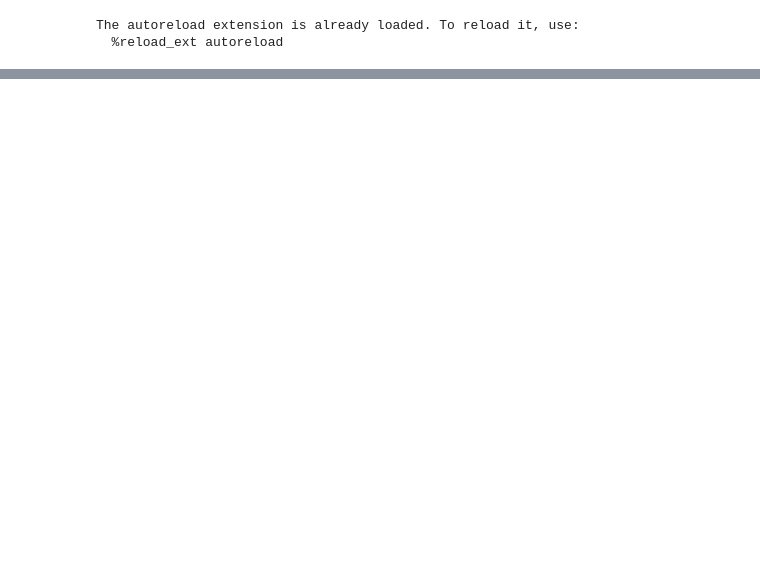
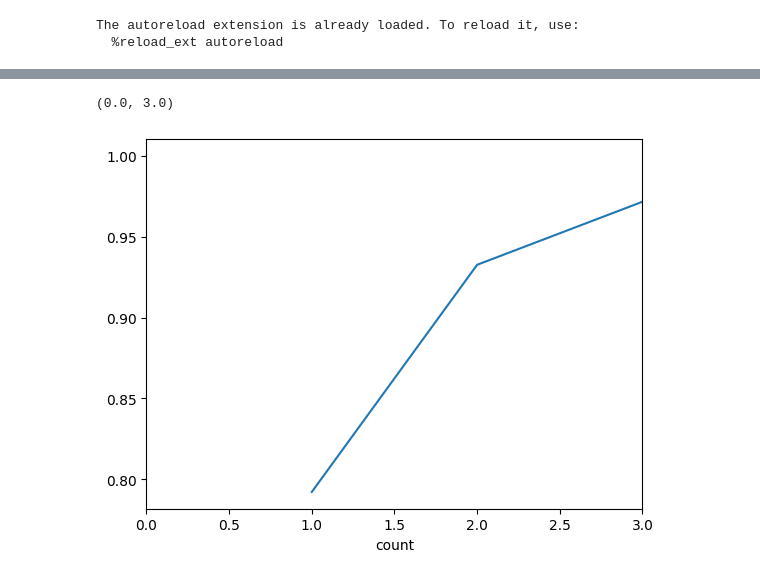
Before and after one commit to narunraman/nft_research, a Jupyter notebook: Dino/counterfeit_ownership.ipynb, the cells around one changed output, grey strips where cells are left out. Drawn from its saved outputs; the diff is of its cells as text; code cells hidden in the pictures; blank space fills up the shorter version.

```diff
--- a/Dino/counterfeit_ownership.ipynb
+++ b/Dino/counterfeit_ownership.ipynb
@@ -20,0 +32,24 @@ with open(f'top_owner_dfs/der_lists.pkl','wb') as f:
+# %%
+# Path to the directory containing your pickled dataframes
+folder_path = 'top_owner_dfs/'
+
+all_dfs = []
+
+# Loop through all files in the directory
+for filename in os.listdir(folder_path):
+    if filename.endswith('.pkl'):
+
+        file_path = os.path.join(folder_path, filename)
+
+        # Load the dataframe from the pickle file
+        df = pd.read_pickle(file_path)
+
+        # Append it to the list of dataframes
+        all_dfs.append(df)
+
+# Concatenate all dataframes in the list into a single dataframe
+combined_df = pd.concat(all_dfs, ignore_index=True)
+#drop exact duplicate rows
+combined_df.drop_duplicates(subset=['slug','address','token_id'],inplace=True)
+# Now you can do whatever you like with combined_df
+print(combined_df.head())
@@ -20,0 +90,12 @@ with open(f'top_owner_dfs/der_lists.pkl','wb') as f:
+# %%
+#How many different premiums does each wallet own? Diff collection
+df_slugged = combined_df.query('slug in @top_slugs and slug not in @ders')
+df_slugged = df_slugged.drop_duplicates(subset=['slug','address'])
+val_counts = df_slugged['address'].value_counts()
+#plot cdf of val counts
+cdf = val_counts.value_counts(normalize=True).sort_index().cumsum()
+cdf.plot()
+plt.xlim(0,3)
+# %% [output]
+(0.0, 3.0)
+[figure, added]
```
Also changed, not shown: parts of 15 cells of this notebook, 1 other file.
